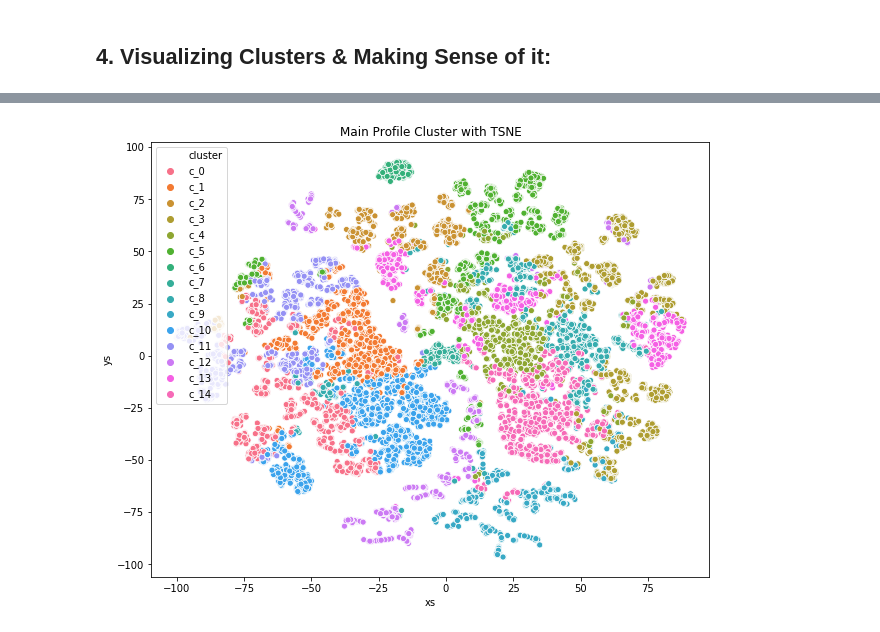
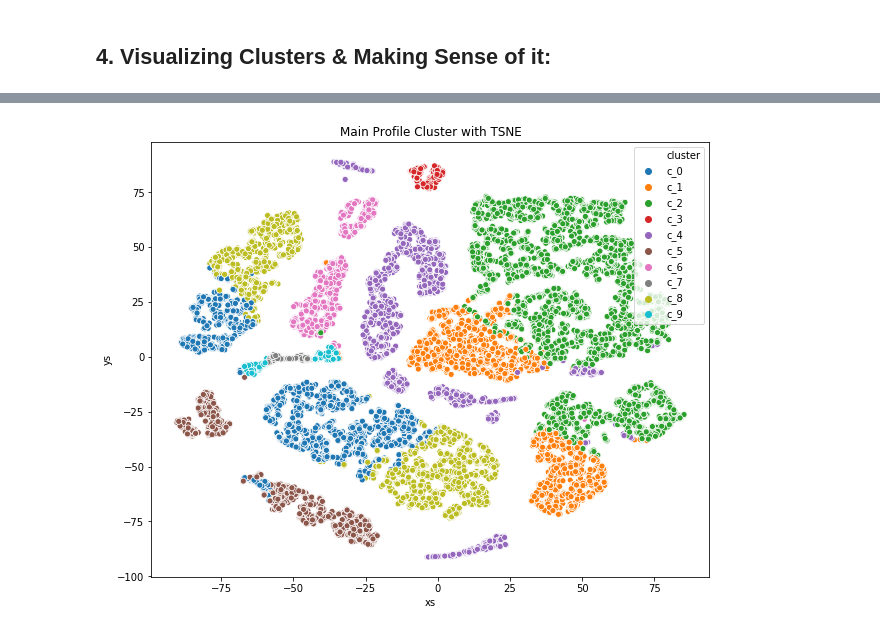
Before and after one commit to ArsalRahimMLE/starbucks-project, a Jupyter notebook: Part 02 EDA, Preprocessing and Clustering.ipynb, the cells around one changed output, grey strips where cells are left out. Cells and saved outputs as stored; diff of their text form; code cells hidden in the pictures.

```diff
--- a/Part 02 EDA, Preprocessing and Clustering.ipynb
+++ b/Part 02 EDA, Preprocessing and Clustering.ipynb
@@ -253,0 +528,9 @@ finding_num_cluster(pca_transform_main)
+# %%
+X = final_df.copy()
+X = pd.get_dummies(X)
+# %%
+X = X[['age','income','avg spending',
+       'total spending','gender_F','gender_M', 'gender_O','invalid']]
+# %%
+X['offer_trans_ratio'] = X['offer_trans_ratio'].fillna(0)
+X['total_transactions'] = X['total_transactions'].fillna(0)
@@ -366,6 +636,6 @@ evaluation_metric(pca_transform_main, max_cluster=20)
 # %%
 ### 3.4 Finally perform Kmean clustering (with 15 clusters)
-k_means = KMeans(n_clusters=15)
+k_means = KMeans(n_clusters=10)
 preds_cluster = k_means.fit_predict(pca_transform_main)
 # %%
 final_df['Cluster'] = preds_cluster
@@ -381,19 +651,19 @@ plt.show()
 # %%
 """ Visualise Cluster with TSNE"""
 from sklearn.manifold import TSNE
 
 tsne = TSNE(random_state=42).fit_transform(pca_transform_main)
 tsne_df = pd.DataFrame(tsne, columns=['xs', 'ys'])
 tsne_df['cluster'] = ['c_' + str(i) for i in preds_cluster]
 
 #plot tsne
 f,ax = plt.subplots(figsize=(10,8))
-sns.scatterplot('xs','ys', hue='cluster', data=tsne_df, ax=ax, hue_order=['c_' + str(i) for i in range(0,15)])
+sns.scatterplot('xs','ys', hue='cluster', data=tsne_df, ax=ax, hue_order=['c_' + str(i) for i in range(0,10)])
 ax.set_title("Main Profile Cluster with TSNE")
 #save fig
 f.savefig('main_tsne.png', dpi = 300)
 # %% [output]
-[figure, old version]
+[figure, new version]
 # %%
 """ Cluster Centroid """
 
```
Also changed, not shown: parts of 106 cells of this notebook, 1 other file.
